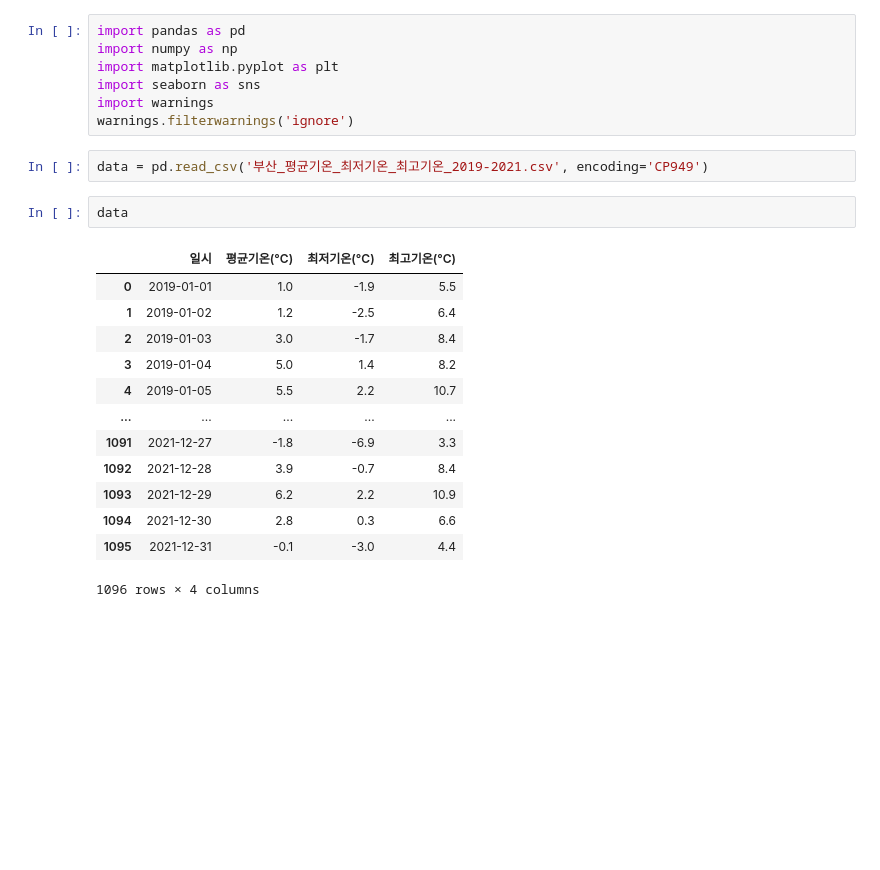
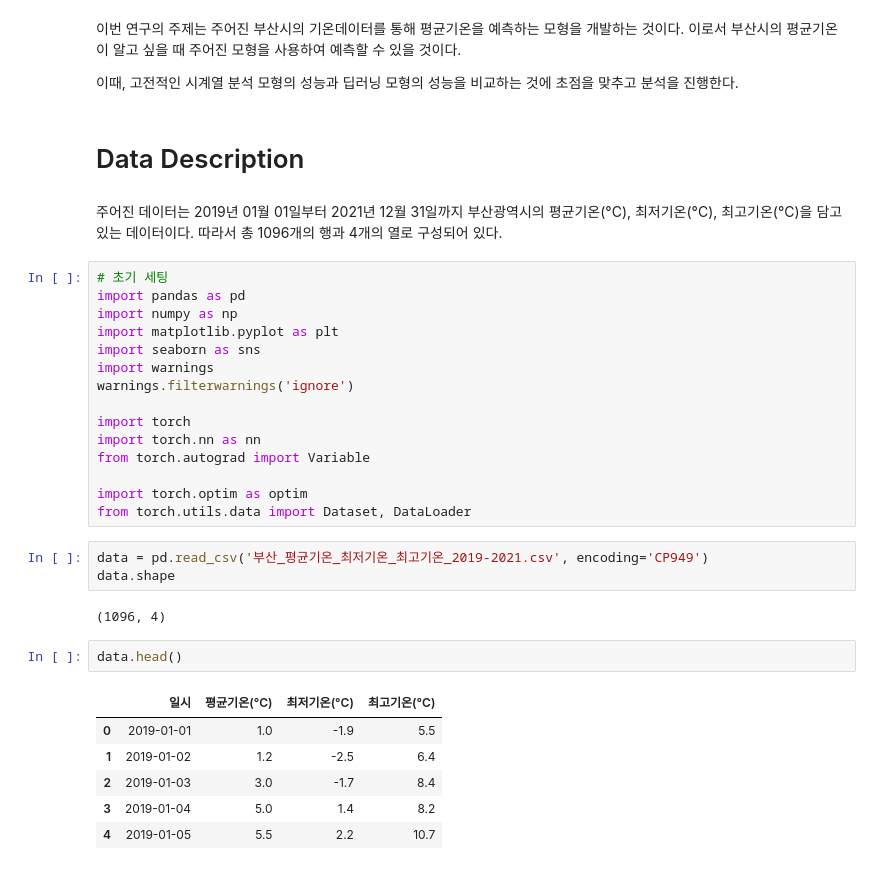
Before and after one commit to limstonestone/undergraduate, a Jupyter notebook: 3학년 1학기/Timeseries Analysis/Project/Term project.ipynb, the cells around one changed output. Saved outputs shown, nothing was run; the diff lists cells and outputs as text; blank space fills up the shorter version.

```diff
--- a/3학년 1학기/Timeseries Analysis/Project/Term project.ipynb
+++ b/3학년 1학기/Timeseries Analysis/Project/Term project.ipynb
@@ -1,25 +3,37 @@
+# %% [markdown]
+이번 연구의 주제는 주어진 부산시의 기온데이터를 통해 평균기온을 예측하는 모형을 개발하는 것이다. 이로서 부산시의 평균기온이 알고 싶을 때 주어진 모형을 사용하여 예측할 수 있을 것이다.
+
+이때, 고전적인 시계열 분석 모형의 성능과 딥러닝 모형의 성능을 비교하는 것에 초점을 맞추고 분석을 진행한다.
+# %% [markdown]
+# Data Description
+# %% [markdown]
+주어진 데이터는 2019년 01월 01일부터 2021년 12월 31일까지 부산광역시의 평균기온(°C), 최저기온(°C), 최고기온(°C)을 담고 있는 데이터이다. 따라서 총 1096개의 행과 4개의 열로 구성되어 있다.
 # %%
+# 초기 세팅
 import pandas as pd
 import numpy as np
 import matplotlib.pyplot as plt
 import seaborn as sns
 import warnings
 warnings.filterwarnings('ignore')
+
+import torch
+import torch.nn as nn
+from torch.autograd import Variable
+
+import torch.optim as optim
+from torch.utils.data import Dataset, DataLoader
 # %%
 data = pd.read_csv('부산_평균기온_최저기온_최고기온_2019-2021.csv', encoding='CP949')
+data.shape
+# %% [output]
+(1096, 4)
 # %%
-data
+data.head()
 # %% [output]
 |  | 일시 | 평균기온(°C) | 최저기온(°C) | 최고기온(°C) |
 | 0 | 2019-01-01 | 1.0 | -1.9 | 5.5 |
 | 1 | 2019-01-02 | 1.2 | -2.5 | 6.4 |
 | 2 | 2019-01-03 | 3.0 | -1.7 | 8.4 |
 | 3 | 2019-01-04 | 5.0 | 1.4 | 8.2 |
 | 4 | 2019-01-05 | 5.5 | 2.2 | 10.7 |
-| ... | ... | ... | ... | ... |
-| 1091 | 2021-12-27 | -1.8 | -6.9 | 3.3 |
-| 1092 | 2021-12-28 | 3.9 | -0.7 | 8.4 |
-| 1093 | 2021-12-29 | 6.2 | 2.2 | 10.9 |
-| 1094 | 2021-12-30 | 2.8 | 0.3 | 6.6 |
-| 1095 | 2021-12-31 | -0.1 | -3.0 | 4.4 |
-1096 rows × 4 columns
```
Also changed, not shown: parts of 52 cells of this notebook, 9 other files.
